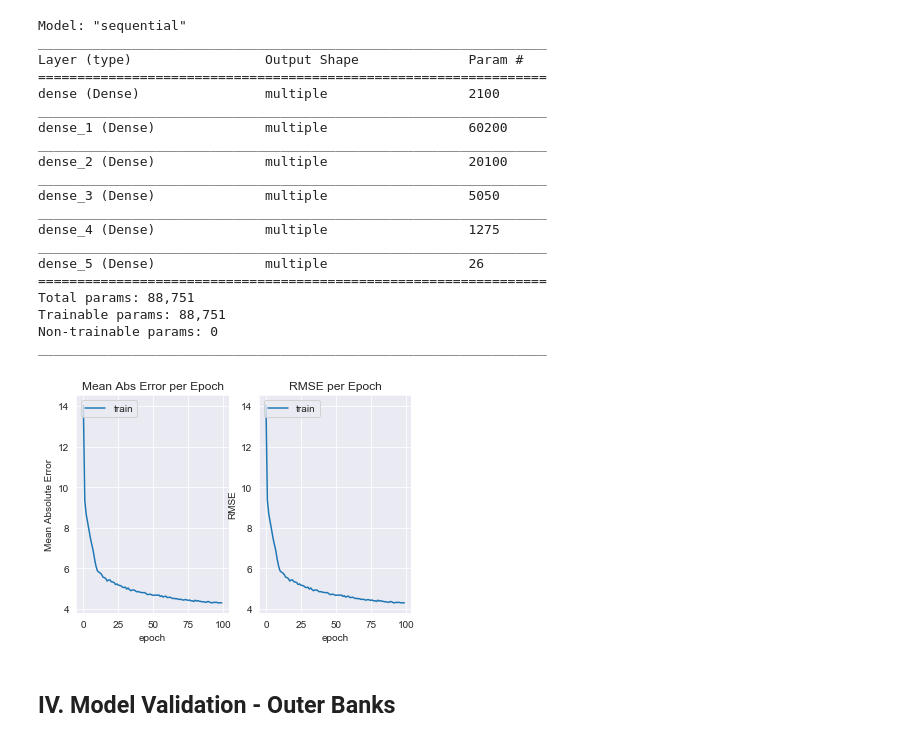
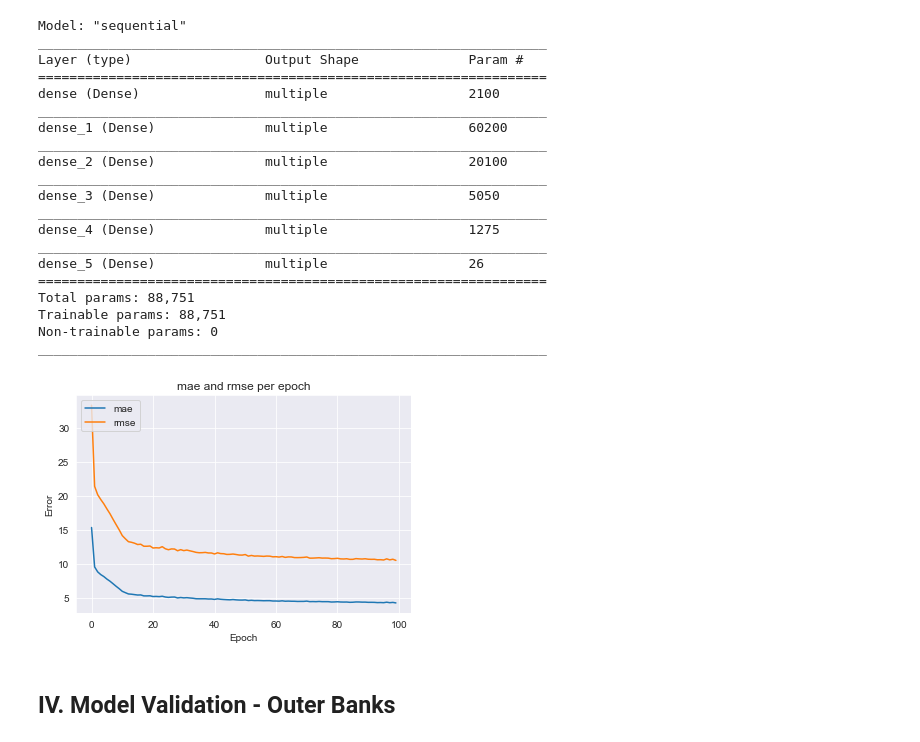
Before and after one commit to tpt5cu/solarIrradiancePredictor, a Jupyter notebook: Neural_Net.ipynb, the cells around one changed output. Cells and saved outputs as stored; diff of their text form; code cells hidden in the pictures.

```diff
--- a/Neural_Net.ipynb
+++ b/Neural_Net.ipynb
@@ -223,21 +223,14 @@ Total params: 88,751
 Trainable params: 88,751
 Non-trainable params: 0
 _________________________________________________________________
-# %%
-plt.subplot(1,2,1)
-plt.plot(history.history['mae'])
-plt.title('Mean Abs Error per Epoch')
-plt.ylabel('Mean Absolute Error')
-plt.xlabel('epoch')
-plt.legend(['train'], loc='upper left')
-plt.subplot(1,2,2)
-plt.plot(history.history['rmse'])
-plt.title('RMSE per Epoch')
-plt.ylabel('RMSE')
-plt.xlabel('epoch')
-plt.legend(['train'], loc='upper left')
-plt.subplot(1,2,2)
-plt.show()
-# %% [output]
-[figure, removed]
+# %%
+plt.plot(history.history['mae'])
+plt.plot(history.history['root_mean_squared_error'])
+plt.title('mae and rmse per epoch')
+plt.ylabel('Error')
+plt.xlabel('Epoch')
+plt.legend(['mae', 'rmse'], loc='upper left')
+plt.show()
+# %% [output]
+[figure, added]
 # %%
```
Also changed, not shown: parts of 20 cells of this notebook, 9 other files.
